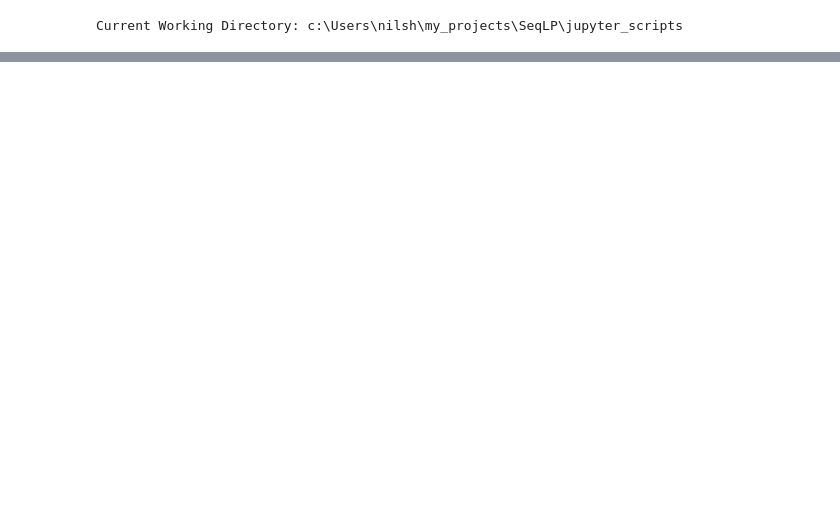
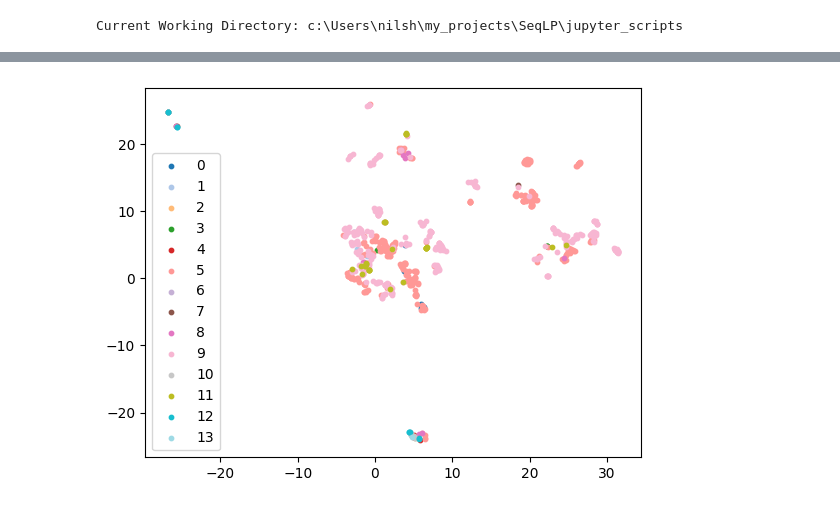
Before and after one commit to DigBioLab/SeqLP, a Jupyter notebook: jupyter_scripts/validate.ipynb, the cells around one changed output, grey strips where cells are left out. Saved outputs shown, nothing was run; the diff lists cells and outputs as text; code cells hidden in the pictures; blank space fills up the shorter version.

```diff
--- a/jupyter_scripts/validate.ipynb
+++ b/jupyter_scripts/validate.ipynb
@@ -17,8 +17,8 @@ from seqlp.visualize.supervised_ml import DataPipeline
 # %%
 Data = DataPipeline(model = r"C:\Users\nilsh\my_projects\ExpoSeq\models\nanobody_full",
              path_seq_report = r"C:\Users\nilsh\my_projects\ExpoSeq\my_experiments\max_new\sequencing_report.csv",
-             no_sequences = 1,
-             pca_components=30)
+             no_sequences = 100,  # take basically all sequences
+             pca_components=40)
 # %% [output]
 Some weights of EsmModel were not initialized from the model checkpoint at C:\Users\nilsh\my_projects\ExpoSeq\models\nanobody_full and are newly initialized: ['esm.pooler.dense.bias', 'esm.pooler.dens ...
 You should probably TRAIN this model on a down-stream task to be able to use it for predictions and inference.
@@ -36,5 +36,7 @@ Explained variance after reducing to 30 dimensions:0.9888071417808533
 # %%
 sequencing_report = Data.init_sequencing_report
-sequencing_report["v_gene"] = sequencing_report['allDHitsWithScore'].str.split('*').str[0]
+sequencing_report["v_gene"] = sequencing_report['allVHitsWithScore'].str.split('*').str[0]
 experiments = sequencing_report["Experiment"].unique().tolist()
 v_family = sequencing_report["v_gene"].tolist()
+sequencing_report["full_seq"] = Data.full_sequences
+print(f"No. of sequences in report: {sequencing_report.shape[0]}")
@@ -42,0 +45,5 @@ print(Data.sequences_array.shape) # 150 sequences per group and 192 output dimen
+# %%
+training_data = pd.read_csv(r'c:\Users\nilsh\OneDrive\Desktop\master_thesis\train_model\concatenatednanobody_full_train.csv.gz', compression='gzip')
+sequences = training_data.iloc[:, 0]
+sequences = sequences.str.replace(' ', '')
+print(f"No. of training sequences: {training_data.shape[0]}")
@@ -42,0 +52,6 @@ print(Data.sequences_array.shape) # 150 sequences per group and 192 output dimen
+# %%
+mask = sequencing_report['full_seq'].isin(sequences)
+
+# Step 4: Filter the DataFrame
+sequencing_report = sequencing_report[~mask]
+print(f"No. of sequences in report after filtering training sequences: {sequencing_report.shape[0]}")
@@ -52,21 +117,23 @@ results["v_gene_encoded"] = le.fit_transform(results["v_gene"])
 # %%
 import matplotlib.pyplot as plt
 import numpy as np
 # Get unique categories
 categories = np.unique(results["v_gene_encoded"])
 
 # Create a color map
-cmap = plt.get_cmap('viridis')
+cmap = plt.get_cmap('tab20')
 colors = cmap(np.linspace(0, 1, len(categories)))
 
 for i, category in enumerate(categories):
     # Create a boolean mask for the current category
     mask = results["v_gene_encoded"] == category
 
     # Plot the points for this category
-    plt.scatter(results["UMAP_1"][mask], results["UMAP_2"][mask], color=colors[i], label=category, s=10)
+    plt.scatter(results["UMAP_1"][mask], results["UMAP_2"][mask],cmap = "tab20",  color=colors[i], label=category, s=10)
 
 plt.legend()
 plt.show()
+# %% [output]
+[figure, added]
 # %%
 from seqlp.visualize.comparative_analysis import Pipeline
```
Also changed, not shown: parts of 17 cells of this notebook, 5 other files.
